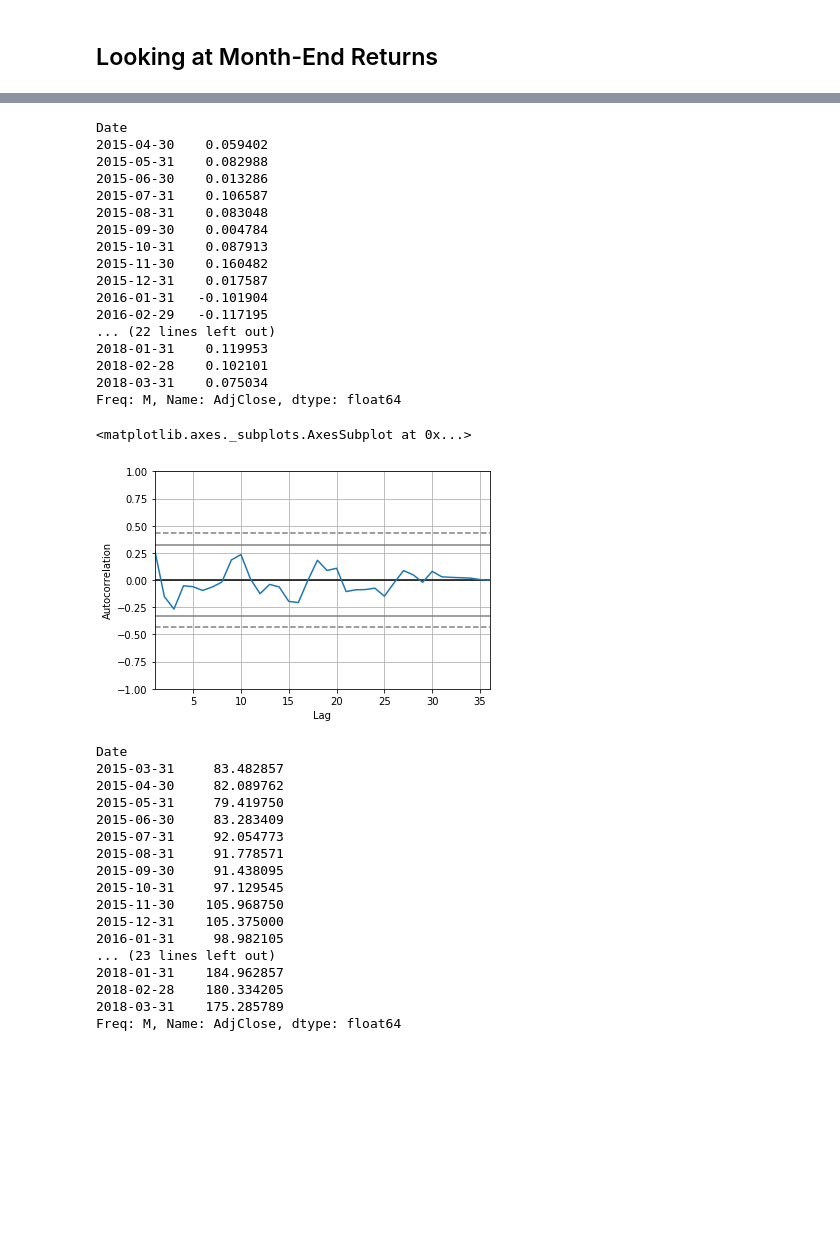
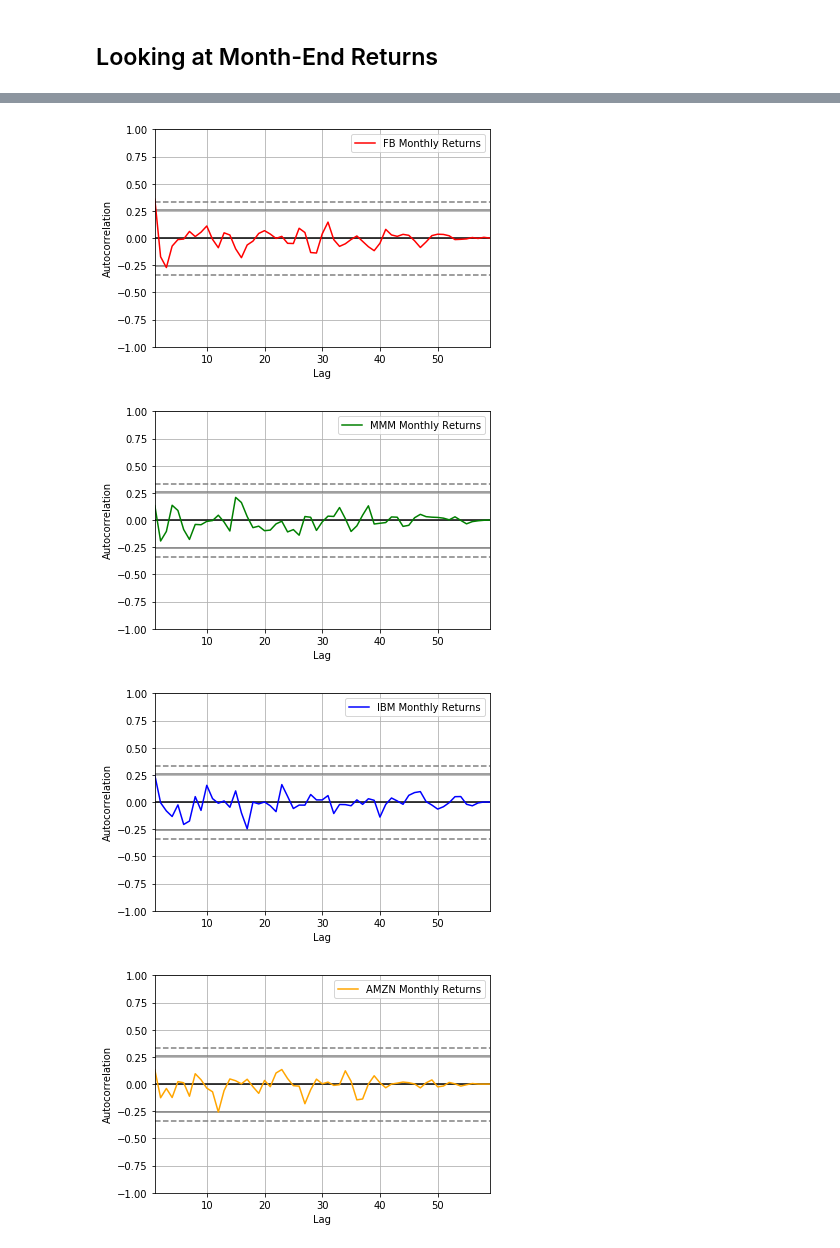
Before and after one commit to iragbag/uoft_datascience, a Jupyter notebook: Assignments/Assignment 3/Assignment_3_Solutions.ipynb, the cells around one changed output, grey strips where cells are left out. Drawn from its saved outputs; the diff is of its cells as text; code cells hidden in the pictures; blank space fills up the shorter version.

```diff
--- a/Assignments/Assignment 3/Assignment_3_Solutions.ipynb
+++ b/Assignments/Assignment 3/Assignment_3_Solutions.ipynb
@@ -307,47 +149,0 @@ autocorrelation_plot(ibm_month_returns)
-# %%
-amzn_month_returns = amzn_resample_mean/amzn_resample_mean.shift(1)-1
-amzn_month_returns = amzn_month_returns.dropna()
-amzn_month_returns
-# %% [output]
-Date
-2015-04-30    0.059402
-2015-05-31    0.082988
-2015-06-30    0.013286
-2015-07-31    0.106587
-2015-08-31    0.083048
-2015-09-30    0.004784
-2015-10-31    0.087913
-2015-11-30    0.160482
-2015-12-31    0.017587
-2016-01-31   -0.101904
-2016-02-29   -0.117195
-... (22 lines left out)
-2018-01-31    0.119953
-2018-02-28    0.102101
-2018-03-31    0.075034
-Freq: M, Name: AdjClose, dtype: float64
-# %%
-autocorrelation_plot(amzn_month_returns)
-# %% [output]
-<matplotlib.axes._subplots.AxesSubplot at 0x...>
-[figure, removed]
-# %%
-fb_resample_mean
-# %% [output]
-Date
-2015-03-31     83.482857
-2015-04-30     82.089762
-2015-05-31     79.419750
-2015-06-30     83.283409
-2015-07-31     92.054773
-2015-08-31     91.778571
-2015-09-30     91.438095
-2015-10-31     97.129545
-2015-11-30    105.968750
-2015-12-31    105.375000
-2016-01-31     98.982105
-... (23 lines left out)
-2018-01-31    184.962857
-2018-02-28    180.334205
-2018-03-31    175.285789
-Freq: M, Name: AdjClose, dtype: float64
@@ -354,3 +159,17 @@ Freq: M, Name: AdjClose, dtype: float64
+# %%
+autocorrelation_plot(fb_month_returns,color="red", label="FB Monthly Returns")
+plt.show()
+autocorrelation_plot(mmm_month_returns,color="green", label="MMM Monthly Returns")
+plt.show()
+autocorrelation_plot(ibm_month_returns,color="blue", label="IBM Monthly Returns")
+plt.show()
+autocorrelation_plot(amzn_month_returns,color="orange", label="AMZN Monthly Returns")
+plt.show()
+# %% [output]
+[figure, added]
+[figure, added]
+[figure, added]
+[figure, added]
 # %%
 stocks_month_returns = pd.concat([fb_month_returns,mmm_month_returns,ibm_month_returns,amzn_month_returns],axis=1)
 stocks_month_returns.columns = ["FB Returns","MMM Returns", "IBM Returns", "AMZN Returns" ]
```
Also changed, not shown: parts of 39 cells of this notebook.
